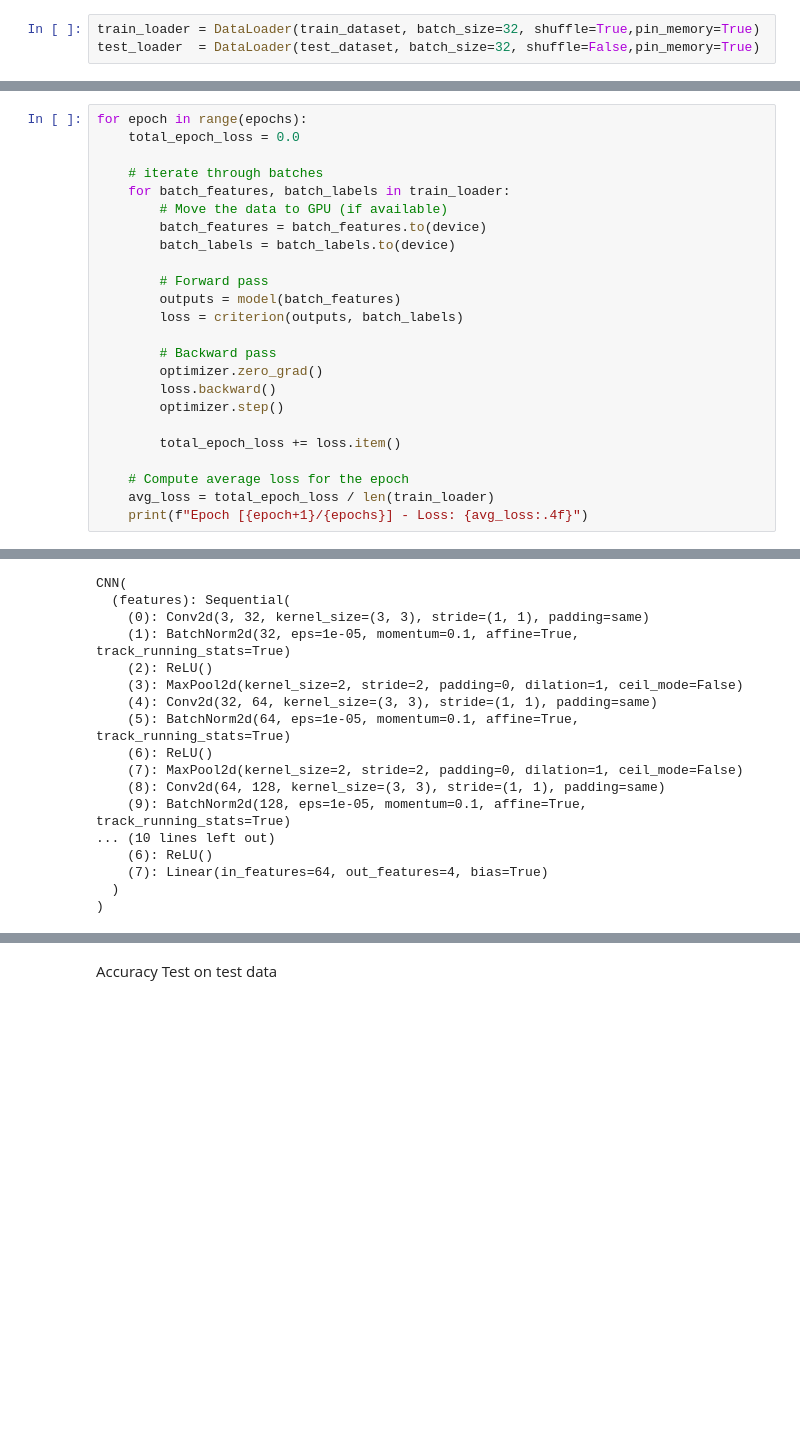
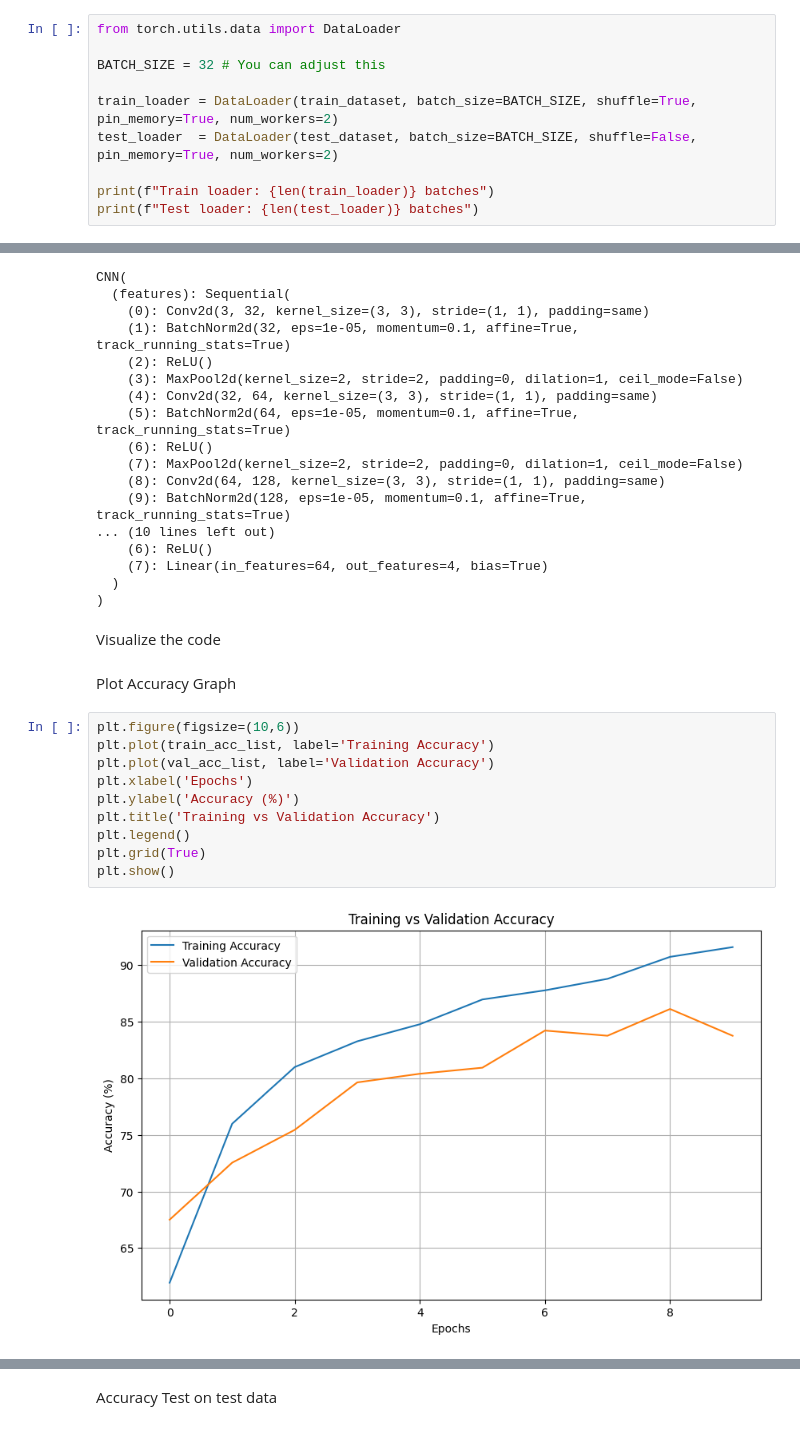
Before and after one commit to SandeepMuhal88/Cancer_Detection_Model, a Jupyter notebook: Brain_Tumor_Model/Model.ipynb, the cells around one changed output, grey strips where cells are left out. Cells and saved outputs as stored; diff of their text form; blank space fills up the shorter version.

```diff
--- a/Brain_Tumor_Model/Model.ipynb
+++ b/Brain_Tumor_Model/Model.ipynb
@@ -119,5 +124,12 @@ class CustomImageDataset(Dataset):
 # %% [markdown]
 ⚙️ Step 4: Create Dataloaders
 # %%
-train_loader = DataLoader(train_dataset, batch_size=32, shuffle=True,pin_memory=True)
-test_loader  = DataLoader(test_dataset, batch_size=32, shuffle=False,pin_memory=True)
+from torch.utils.data import DataLoader
+
+BATCH_SIZE = 32 # You can adjust this
+
+train_loader = DataLoader(train_dataset, batch_size=BATCH_SIZE, shuffle=True, pin_memory=True, num_workers=2)
+test_loader  = DataLoader(test_dataset, batch_size=BATCH_SIZE, shuffle=False, pin_memory=True, num_workers=2)
+
+print(f"Train loader: {len(train_loader)} batches")
+print(f"Test loader: {len(test_loader)} batches")
@@ -222,24 +249,0 @@ optimizer=optim.SGD(model.parameters(),lr=learning_rate,weight_decay=1e-4)
-# %%
-for epoch in range(epochs):
-    total_epoch_loss = 0.0
-
-    # iterate through batches
-    for batch_features, batch_labels in train_loader:
-        # Move the data to GPU (if available)
-        batch_features = batch_features.to(device)
-        batch_labels = batch_labels.to(device)
-
-        # Forward pass
-        outputs = model(batch_features)
-        loss = criterion(outputs, batch_labels)
-
-        # Backward pass
-        optimizer.zero_grad()
-        loss.backward()
-        optimizer.step()
-
-        total_epoch_loss += loss.item()
-
-    # Compute average loss for the epoch
-    avg_loss = total_epoch_loss / len(train_loader)
-    print(f"Epoch [{epoch+1}/{epochs}] - Loss: {avg_loss:.4f}")
@@ -274,3 +347,19 @@ CNN(
     (7): Linear(in_features=64, out_features=4, bias=True)
   )
 )
+# %% [markdown]
+Visualize the code
+# %% [markdown]
+Plot Accuracy Graph
+# %%
+plt.figure(figsize=(10,6))
+plt.plot(train_acc_list, label='Training Accuracy')
+plt.plot(val_acc_list, label='Validation Accuracy')
+plt.xlabel('Epochs')
+plt.ylabel('Accuracy (%)')
+plt.title('Training vs Validation Accuracy')
+plt.legend()
+plt.grid(True)
+plt.show()
+# %% [output]
+[figure, added]
```
Also changed, not shown: parts of 24 cells of this notebook, 1 other file.
